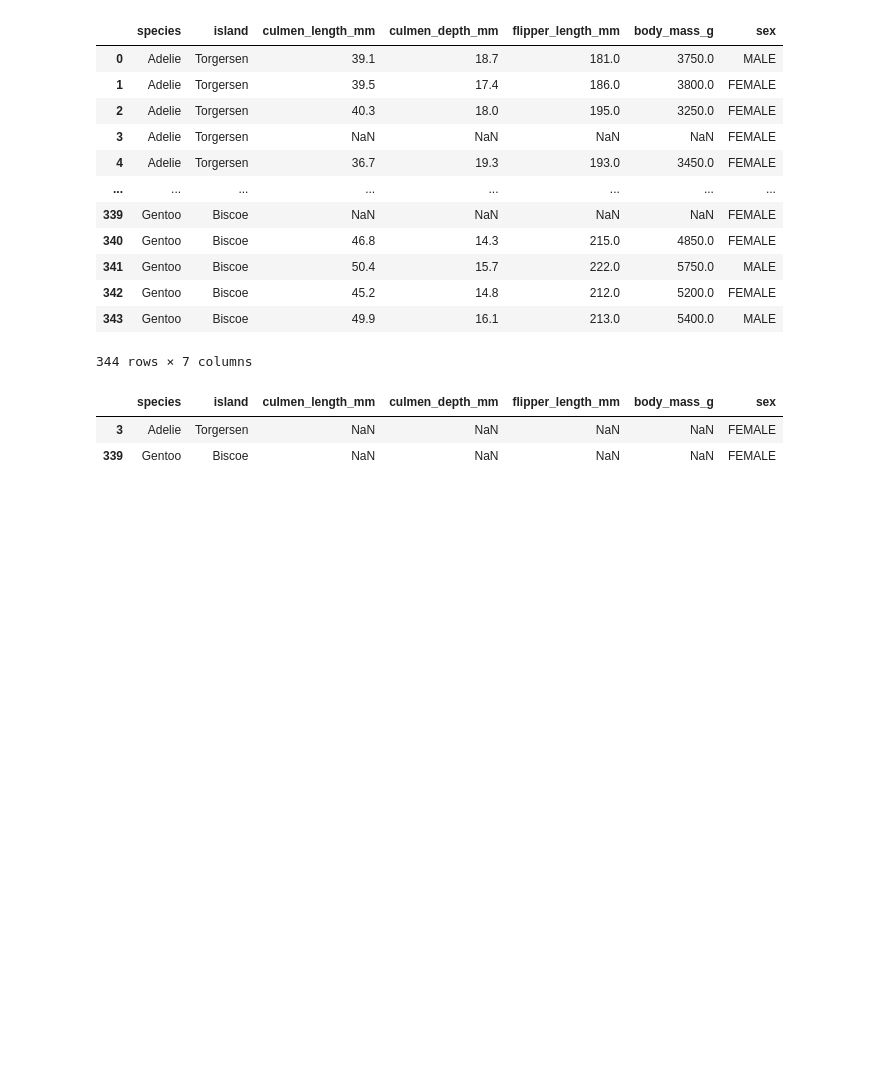
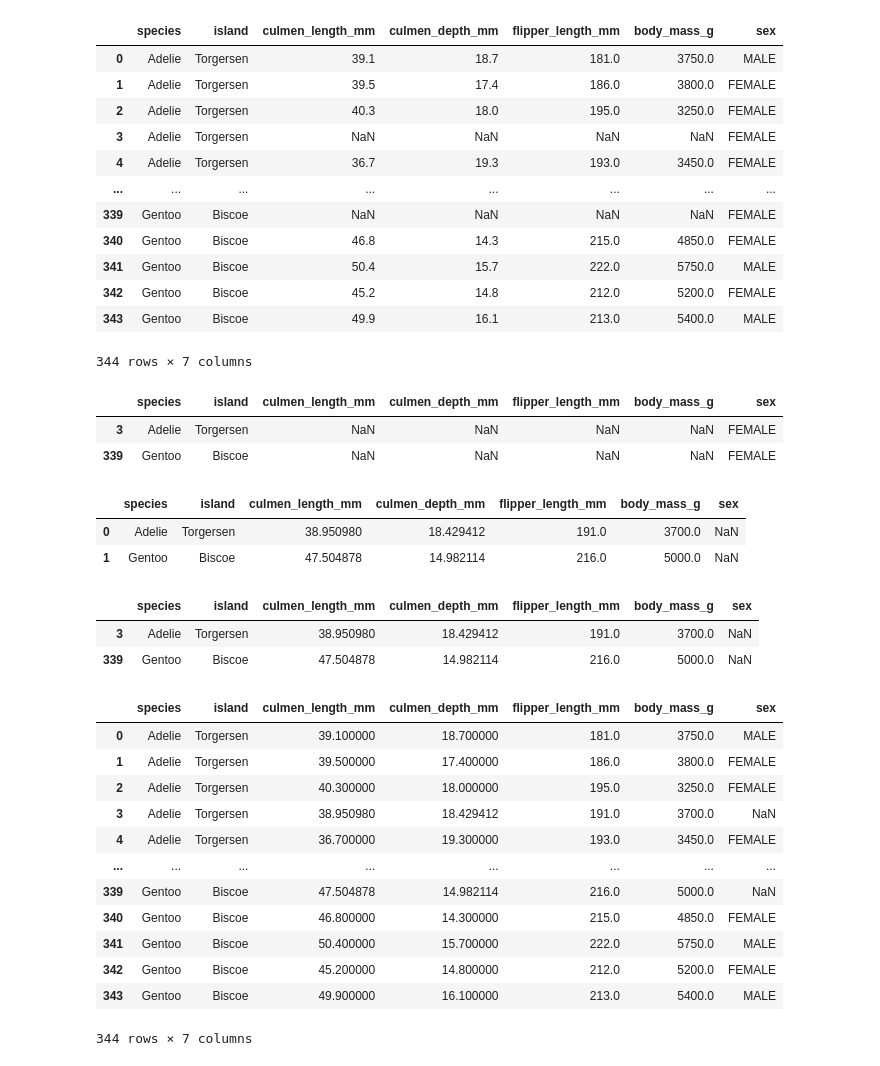
Before and after one commit to solfontan/DS_PT_09_2023, a Jupyter notebook: Data_Analysis/5-Visualización/Practica/EDA/EDA_Penguins.ipynb, the cells around one changed output. Saved outputs shown, nothing was run; the diff lists cells and outputs as text; code cells hidden in the pictures; blank space fills up the shorter version.

```diff
--- a/Data_Analysis/5-Visualización/Practica/EDA/EDA_Penguins.ipynb
+++ b/Data_Analysis/5-Visualización/Practica/EDA/EDA_Penguins.ipynb
@@ -185,0 +187,45 @@ df[(df['culmen_length_mm'].isna()) | (df['culmen_depth_mm'].isna()) | (df['flipp
+# %%
+df2 = df[(df['culmen_length_mm'].isna()) | (df['culmen_depth_mm'].isna()) | (df['flipper_length_mm'].isna()) | (df['body_mass_g'].isna()) | (df['sex'].isna())]
+# %%
+df_imp_2 = df.groupby(['species','island'])[['culmen_length_mm','culmen_depth_mm','flipper_length_mm','body_mass_g']].aggregate(
+    {'culmen_length_mm':'mean','culmen_depth_mm':'mean','flipper_length_mm':'median','body_mass_g':'median'}).reset_index()
+# %%
+merged_df = pd.merge(df2,df_imp_2,how='left',on=['species','island'])
+
+merged_df = merged_df.assign(culmen_length_mm = lambda x: x['culmen_length_mm_x'].fillna(x['culmen_length_mm_y']),
+                 culmen_depth_mm = lambda x: x['culmen_depth_mm_x'].fillna(x['culmen_depth_mm_y']),
+                 flipper_length_mm = lambda x: x['flipper_length_mm_x'].fillna(x['flipper_length_mm_y']),
+                 body_mass_g = lambda x: x['body_mass_g_x'].fillna(x['body_mass_g_y']))
+
+merged_df = merged_df[df2.columns]
+merged_df
+# %% [output]
+|  | species | island | culmen_length_mm | culmen_depth_mm | flipper_length_mm | body_mass_g | sex |
+| 0 | Adelie | Torgersen | 38.950980 | 18.429412 | 191.0 | 3700.0 | NaN |
+| 1 | Gentoo | Biscoe | 47.504878 | 14.982114 | 216.0 | 5000.0 | NaN |
+# %%
+merged_df.index = df2.index
+merged_df
+# %% [output]
+|  | species | island | culmen_length_mm | culmen_depth_mm | flipper_length_mm | body_mass_g | sex |
+| 3 | Adelie | Torgersen | 38.950980 | 18.429412 | 191.0 | 3700.0 | NaN |
+| 339 | Gentoo | Biscoe | 47.504878 | 14.982114 | 216.0 | 5000.0 | NaN |
+# %%
+df.loc[3] = merged_df.loc[3]
+df.loc[339] = merged_df.loc[339]
+
+df
+# %% [output]
+|  | species | island | culmen_length_mm | culmen_depth_mm | flipper_length_mm | body_mass_g | sex |
+| 0 | Adelie | Torgersen | 39.100000 | 18.700000 | 181.0 | 3750.0 | MALE |
+| 1 | Adelie | Torgersen | 39.500000 | 17.400000 | 186.0 | 3800.0 | FEMALE |
+| 2 | Adelie | Torgersen | 40.300000 | 18.000000 | 195.0 | 3250.0 | FEMALE |
+| 3 | Adelie | Torgersen | 38.950980 | 18.429412 | 191.0 | 3700.0 | NaN |
+| 4 | Adelie | Torgersen | 36.700000 | 19.300000 | 193.0 | 3450.0 | FEMALE |
+| ... | ... | ... | ... | ... | ... | ... | ... |
+| 339 | Gentoo | Biscoe | 47.504878 | 14.982114 | 216.0 | 5000.0 | NaN |
+| 340 | Gentoo | Biscoe | 46.800000 | 14.300000 | 215.0 | 4850.0 | FEMALE |
+| 341 | Gentoo | Biscoe | 50.400000 | 15.700000 | 222.0 | 5750.0 | MALE |
+| 342 | Gentoo | Biscoe | 45.200000 | 14.800000 | 212.0 | 5200.0 | FEMALE |
+| 343 | Gentoo | Biscoe | 49.900000 | 16.100000 | 213.0 | 5400.0 | MALE |
+344 rows × 7 columns
```
Also changed, not shown: parts of 8 cells of this notebook, 1 other file.
